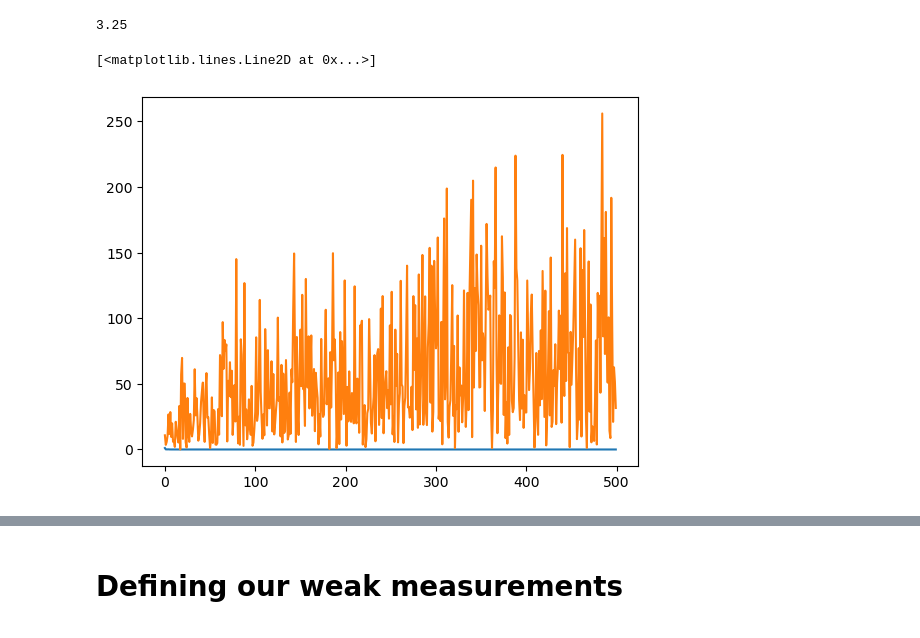
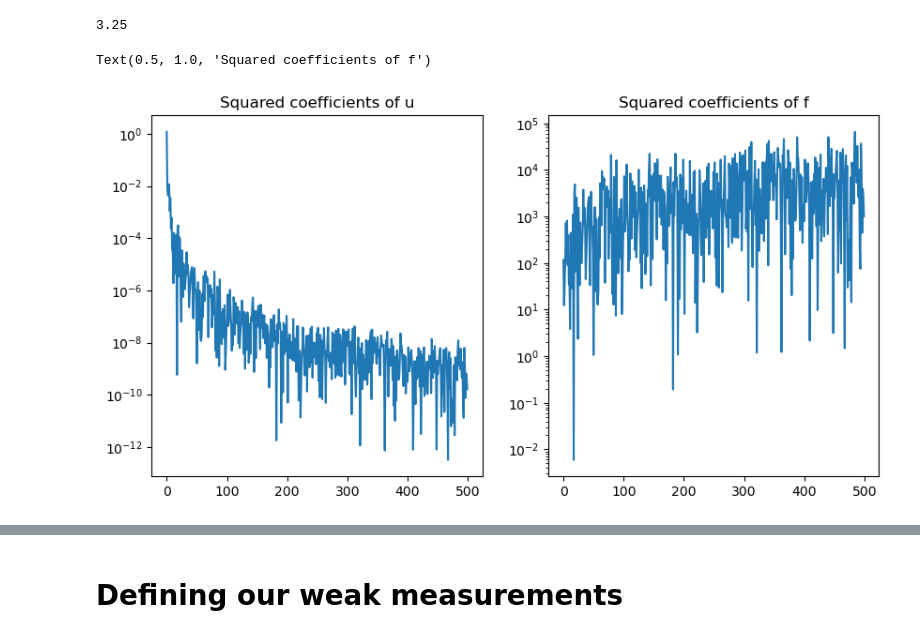
Before and after one commit to MatthieuDarcy/Kernel-NeuralNetworks-SPDEs, a Jupyter notebook: matthieu/solving_poisson_equation.ipynb, the cells around one changed output, grey strips where cells are left out. Cells and saved outputs as stored; diff of their text form; code cells hidden in the pictures.

```diff
--- a/matthieu/solving_poisson_equation.ipynb
+++ b/matthieu/solving_poisson_equation.ipynb
@@ -75,12 +75,18 @@ u_values = evaluate_function(x, coef_u, L=L)
 f_values = evaluate_function(x, coef_f, L=L)
 # %% [output]
 3.25
-# %%
-plt.plot(jnp.abs(coef_u))
-plt.plot(jnp.abs(coef_f))
-# %% [output]
-[<matplotlib.lines.Line2D at 0x...>]
-[figure, removed]
+# %%
+# Plot both the coeffients of u and f in 2 subplots
+fig, (ax1, ax2) = plt.subplots(1, 2, figsize=(10, 5))
+ax1.plot(coef_u**2)
+ax1.set_yscale('log')
+ax1.set_title('Squared coefficients of u')
+ax2.plot(coef_f**2)
+ax2.set_yscale('log')
+ax2.set_title('Squared coefficients of f')
+# %% [output]
+Text(0.5, 1.0, 'Squared coefficients of f')
+[figure, added]
 # %%
 # values = 0
 # for i, c in enumerate(coef_u):
```
Also changed, not shown: parts of 24 cells of this notebook, 52 other files.
